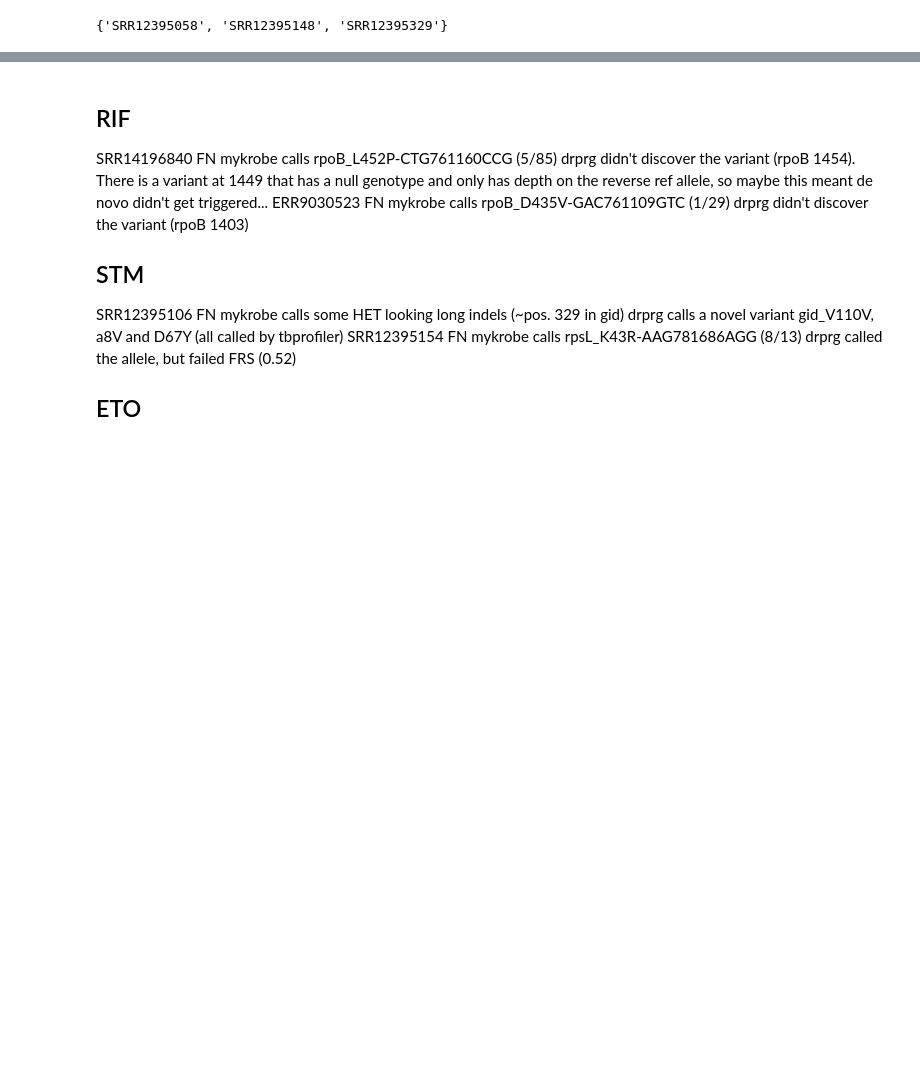
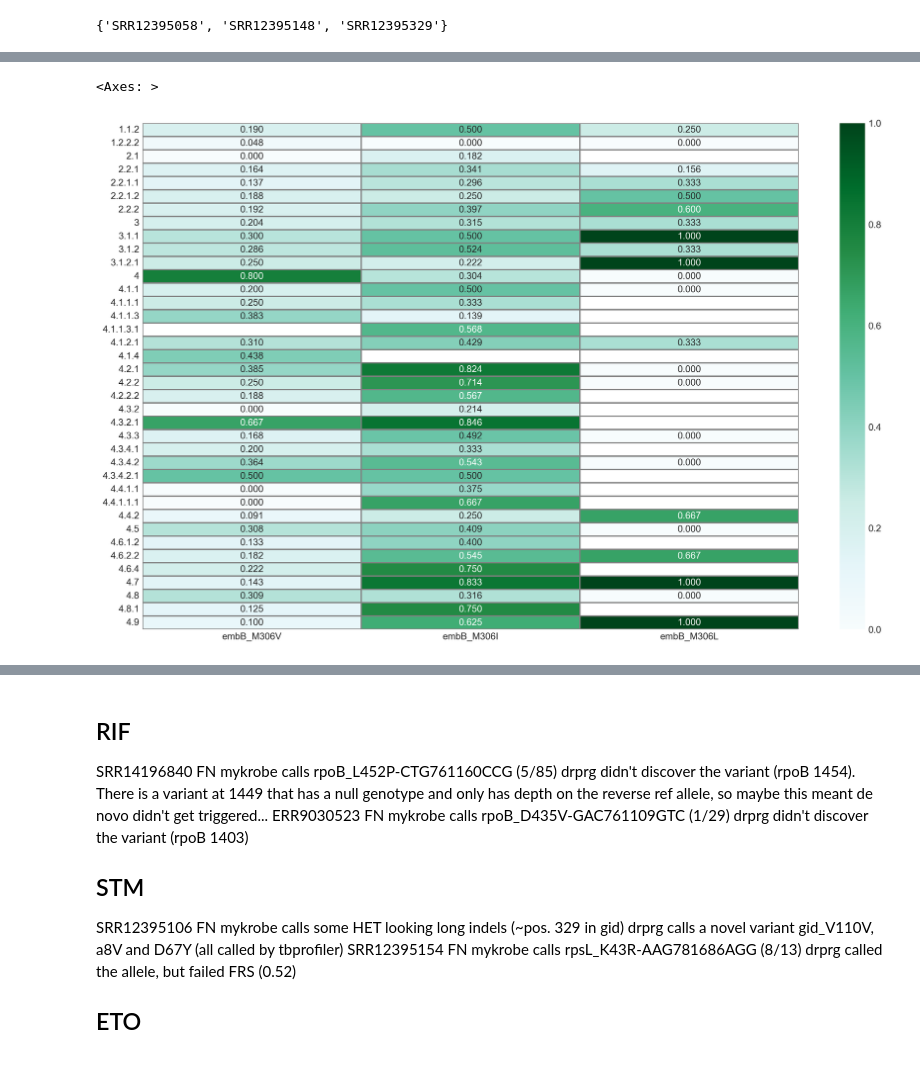
Before and after one commit to mbhall88/drprg-paper, a Jupyter notebook: workflow/notebook/improve_sn_and_sp.ipynb, the cells around one changed output, grey strips where cells are left out. Drawn from its saved outputs; the diff is of its cells as text; code cells hidden in the pictures; blank space fills up the shorter version.

```diff
--- a/workflow/notebook/improve_sn_and_sp.ipynb
+++ b/workflow/notebook/improve_sn_and_sp.ipynb
@@ -71,0 +317,22 @@ inh_fp.intersection(eto_fp)
+# %%
+tp_mtx = []
+fp_mtx = []
+mutorder = [f"embB_M306{a}" for a in ["V", "I", "L"]]
+
+for lineage in sorted(set(m306df.lineage)):
+    lineage = lineage.replace("lineage", "")
+    tp_row = []
+    fp_row = []
+    for mutation in mutorder:
+
+        ix = (lineage, mutation)
+        fps = fp_counts.get(ix, 0)
+        fp_row.append(fps)
+
+        tps = tp_counts.get(ix, 0)
+        tp_row.append(tps)
+    tp_mtx.append(tp_row)
+    fp_mtx.append(fp_row)
+
+tp_mtx = np.array(tp_mtx)
+fp_mtx = np.array(fp_mtx)
@@ -71,0 +402,22 @@ inh_fp.intersection(eto_fp)
+# %%
+m = fp_mtx / (fp_mtx + tp_mtx)
+fig, ax = plt.subplots(figsize=(13, 8), dpi=300, ncols=1, tight_layout=True)
+sns.heatmap(
+    m,
+    ax=ax,
+    cmap=cmap,
+    annot=True,
+    fmt=".3f",
+    linewidths=lw,
+    linecolor=lc,
+    yticklabels=yticklabels,
+    xticklabels=xticklabels,
+#     mask=tp_mtx==0,
+#     vmin=vmin,
+#     vmax=vmax,
+#     cbar=False,
+#     norm=norm
+)
+# %% [output]
+<Axes: >
+[figure, added]
```
Also changed, not shown: parts of 57 cells of this notebook, 1 other file.
